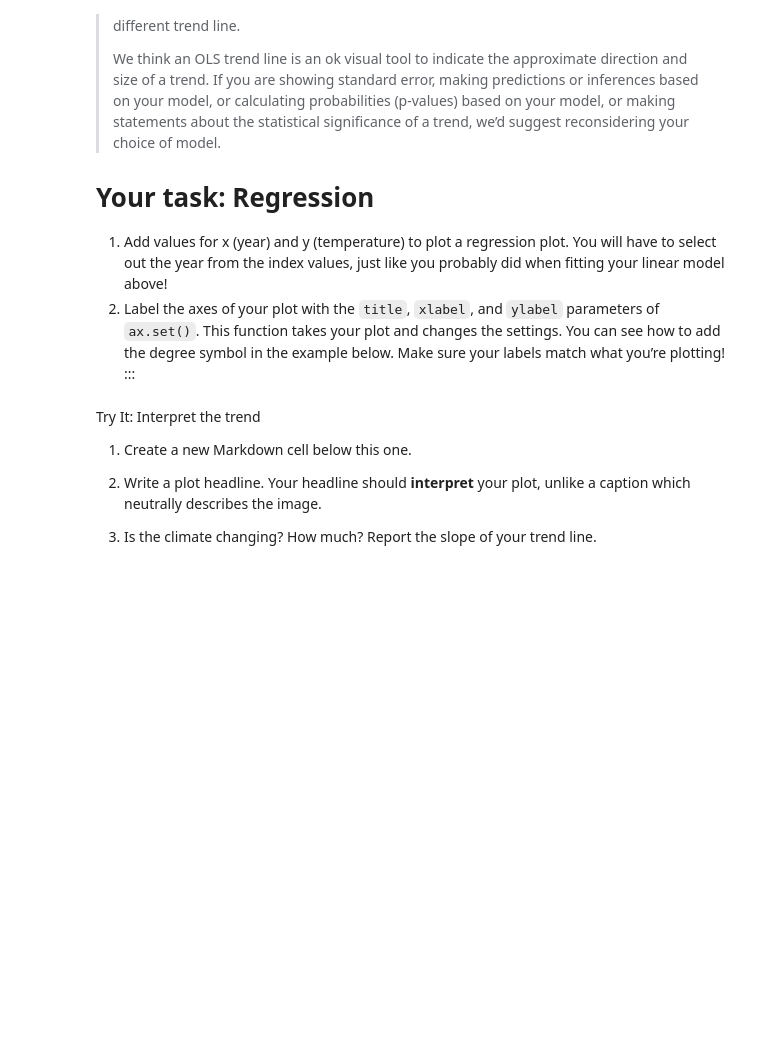
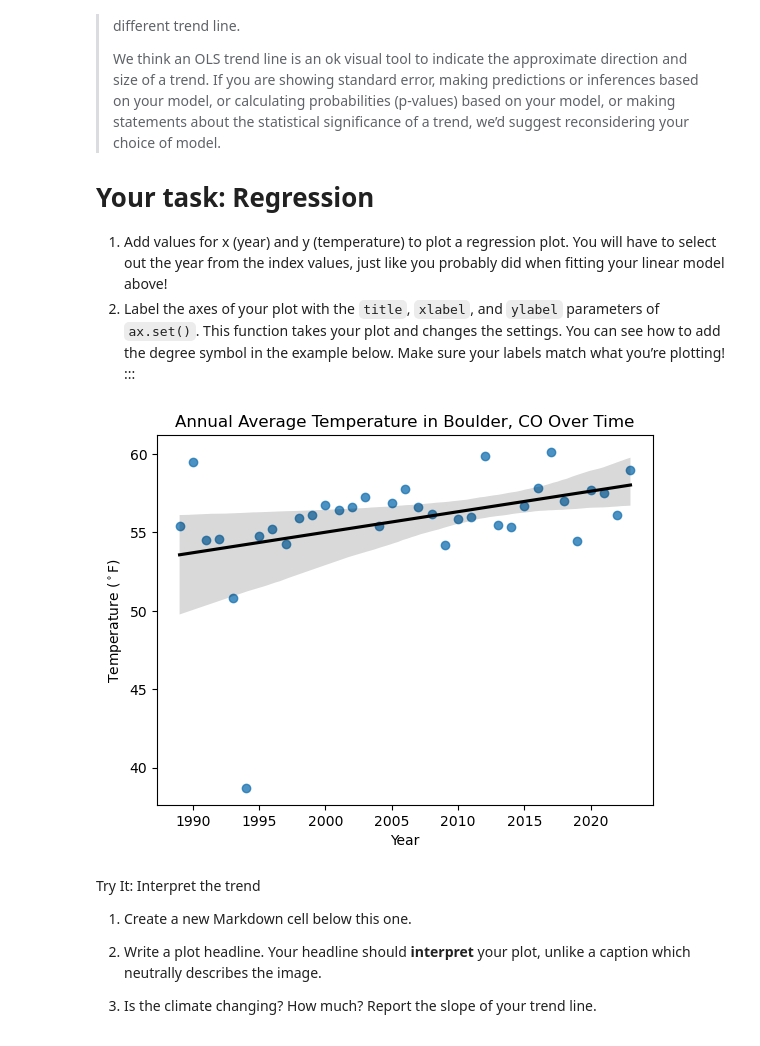
Before and after one commit to earthlab-education/climate-coding-challenge-annaposlednik, a Jupyter notebook: Climate-Coding-Challenge_Part-5.ipynb, the cells around one changed output. Saved outputs shown, nothing was run; the diff lists cells and outputs as text; code cells hidden in the pictures; blank space fills up the shorter version.

```diff
--- a/Climate-Coding-Challenge_Part-5.ipynb
+++ b/Climate-Coding-Challenge_Part-5.ipynb
@@ -125,3 +125,20 @@ from sklearn.linear_model import LinearRegression
 > experts quickly). You can also use our solutions as a starting point.
 # %%
 # Fit an OLS Linear Regression to the data
+ann_climate_df = ann_climate_df.loc['1989':'2024']
+
+# Drop no data values
+observations = ann_climate_df.TOBS.dropna()
+
+# Define the dependent variable and independent variable(s)
+features = observations.index.year.values.reshape(-1, 1)
+response = observations
+
+# Create a Linear Regression model
+model = LinearRegression()
+
+# Fit the model on the training data
+model.fit(features, response)
+
+# Calculate and print the metrics
+print(f'Slope: {model.coef_[0]} degrees per year')
@@ -158,17 +177,20 @@ show a trend.
 # %%
 # Plot annual average temperature data with a trend line
 ax = sns.regplot(
-    x=,
-    y=,
+    x=features,
+    y=response,
+    line_kws={'color': 'black'}
     )
 # Set plot labels
 ax.set(
-    title='',
-    xlabel='',
+    title='Annual Average Temperature in Boulder, CO Over Time',
+    xlabel='Year',
     ylabel='Temperature ($^\circ$F)'
 )
 # Display the plot without extra text
 plt.show()
+# %% [output]
+[figure, added]
 # %% [markdown]
 <link rel="stylesheet" type="text/css" href="./assets/styles.css"><div class="callout callout-style-default callout-titled callout-task"><div class="callout-header"><div class="callout-icon-container"><i class="callout-icon"></i></div><div class="callout-title-container flex-fill">Try It: Interpret the trend</div></div><div class="callout-body-container callout-body"><ol type="1">
 <li><p>Create a new Markdown cell below this one.</p></li>
```
Also changed, not shown: parts of 2 cells of this notebook, 1 other file.
